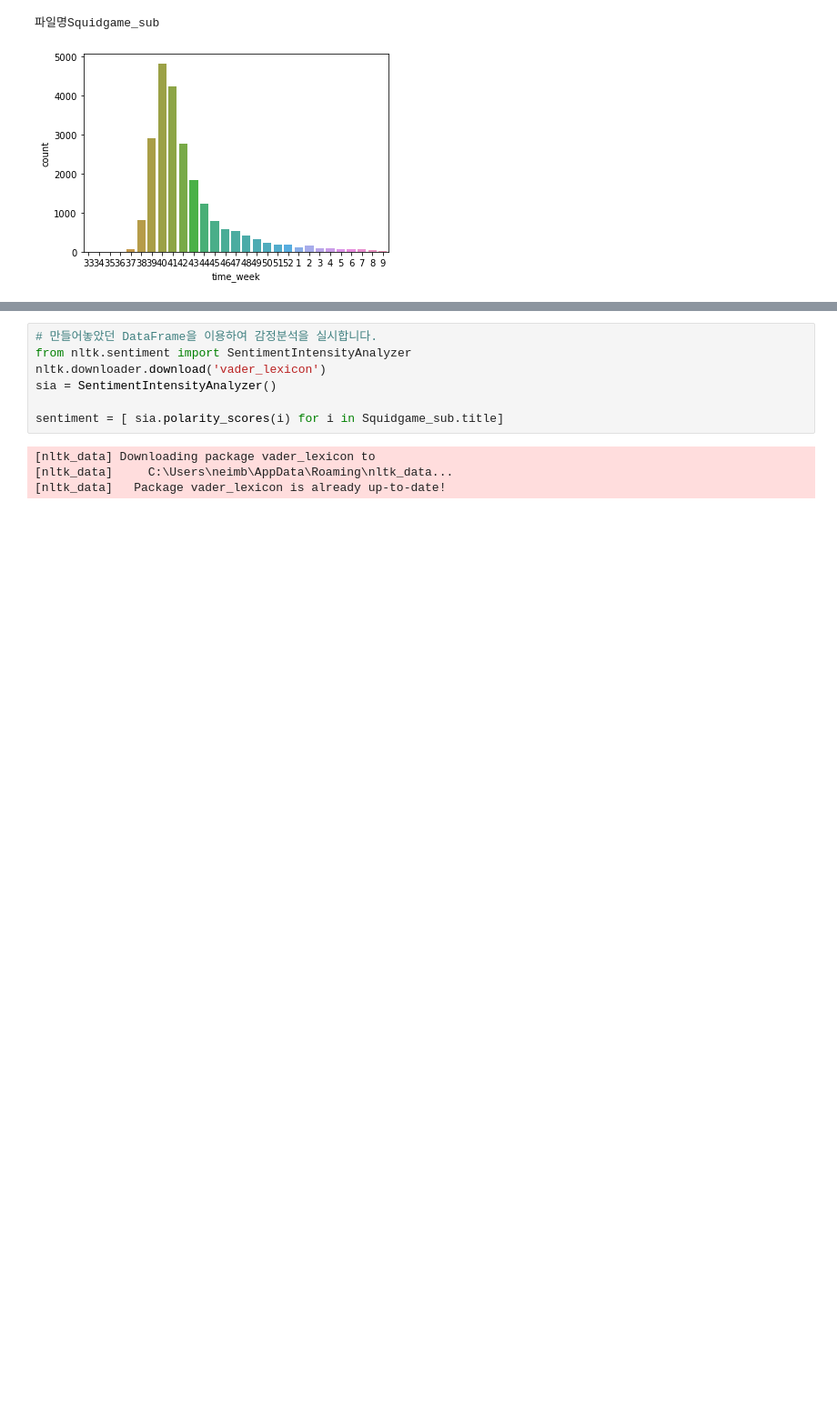
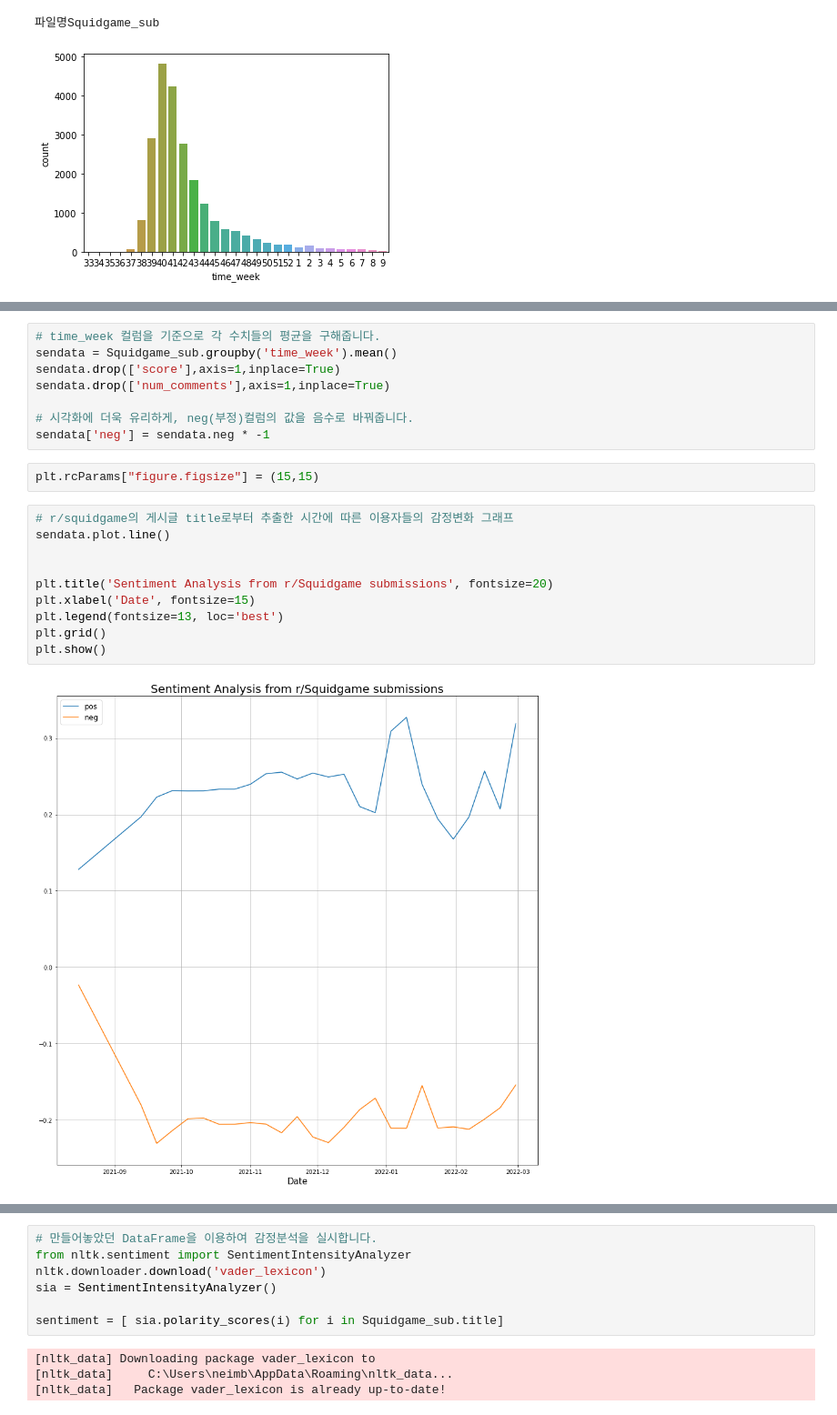
Before and after one commit to 1epss/K-DRAMA-Project, a Jupyter notebook: reddit_project.ipynb, the cells around one changed output, grey strips where cells are left out. Shown: that part at 91% size. Cells and saved outputs as stored; diff of their text form; blank space fills up the shorter version.

Commit message:
add sentiwordnet analysis

```diff
--- a/reddit_project.ipynb
+++ b/reddit_project.ipynb
@@ -361,0 +467,22 @@ graph(Squidgame_sub)
+# %%
+# time_week 컬럼을 기준으로 각 수치들의 평균을 구해줍니다.
+sendata = Squidgame_sub.groupby('time_week').mean()
+sendata.drop(['score'],axis=1,inplace=True)
+sendata.drop(['num_comments'],axis=1,inplace=True)
+
+# 시각화에 더욱 유리하게, neg(부정)컬럼의 값을 음수로 바꿔줍니다.
+sendata['neg'] = sendata.neg * -1
+# %%
+plt.rcParams["figure.figsize"] = (15,15)
+# %%
+# r/squidgame의 게시글 title로부터 추출한 시간에 따른 이용자들의 감정변화 그래프
+sendata.plot.line()
+
+
+plt.title('Sentiment Analysis from r/Squidgame submissions', fontsize=20)
+plt.xlabel('Date', fontsize=15)
+plt.legend(fontsize=13, loc='best')
+plt.grid()
+plt.show()
+# %% [output]
+[figure, added]
```
Also changed, not shown: parts of 29 cells of this notebook.
